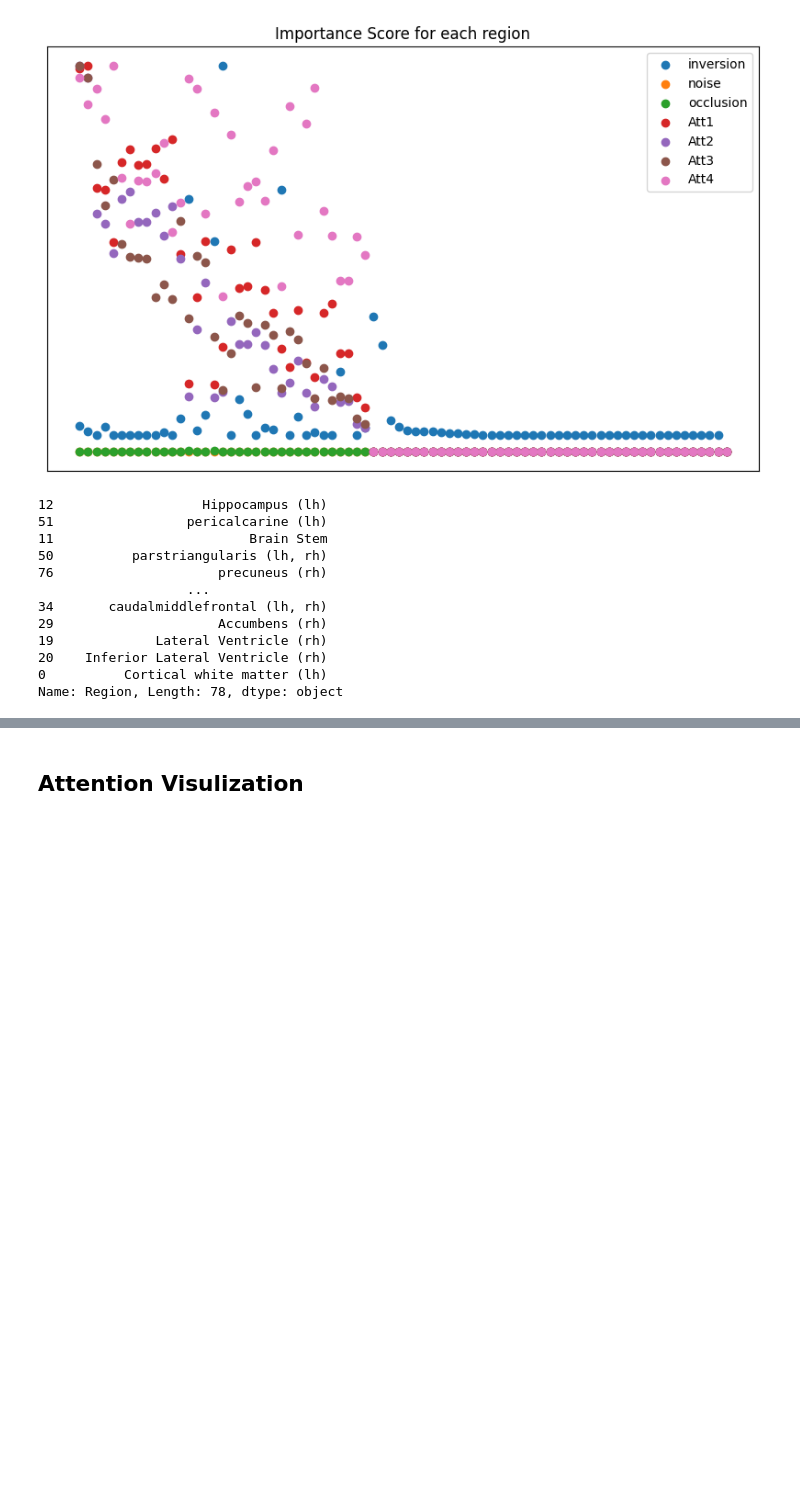
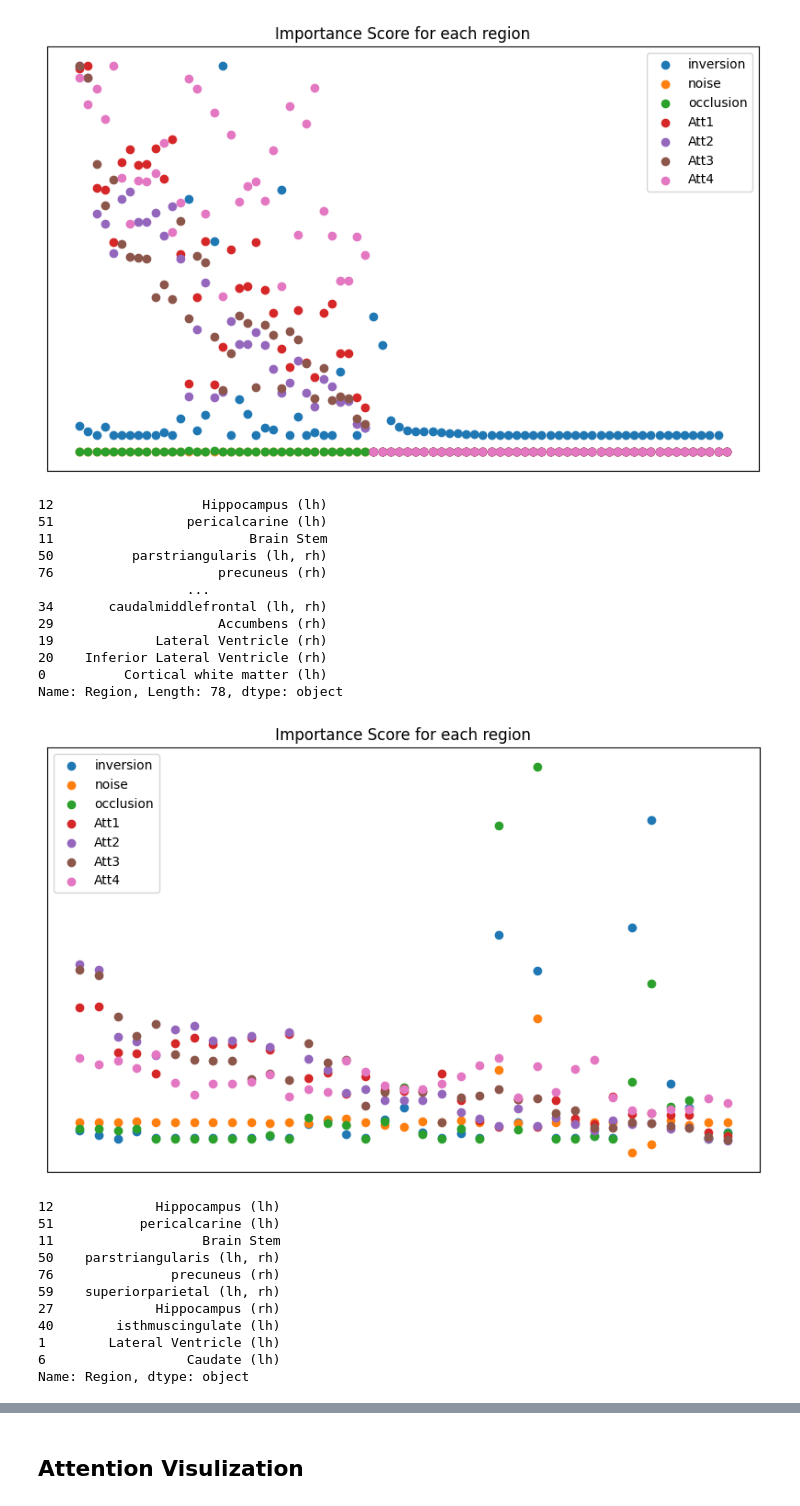
Before and after one commit to sujuntao2022/ADNI-XAI, a Jupyter notebook: Interpretation_visualize.ipynb, the cells around one changed output, grey strips where cells are left out. Saved outputs shown, nothing was run; the diff lists cells and outputs as text; code cells hidden in the pictures; blank space fills up the shorter version.

```diff
--- a/Interpretation_visualize.ipynb
+++ b/Interpretation_visualize.ipynb
@@ -606,3 +606,53 @@ print(df_filtered['Region'])
 20    Inferior Lateral Ventricle (rh)
 0          Cortical white matter (lh)
 Name: Region, Length: 78, dtype: object
+# %%
+from sklearn.preprocessing import MinMaxScaler
+
+columns_to_normalize = ['inversion','attention1','attention2','attention3','attention4','noise','occlusion']
+
+scaler = MinMaxScaler()
+
+df[columns_to_normalize] = scaler.fit_transform(df[columns_to_normalize])
+
+# df['Average'] = df[['inversion', 'noise', 'occlusion','attention1','attention2','attention3','attention4']].mean(axis=1)
+
+
+
+column_sums = df[columns_to_normalize].sum()
+
+df[columns_to_normalize] = df[columns_to_normalize].divide(column_sums, axis=1)
+
+df['Average'] = df[['attention1','attention2','attention3','attention4']].mean(axis=1)
+
+df_filtered = df[df['Average'] != 0].sort_values(by='Average', ascending=False)
+# 绘制散点图
+plt.figure(figsize=(10, 6))
+plt.scatter(df_filtered['Region'], df_filtered['inversion'], label='inversion')
+plt.scatter(df_filtered['Region'], df_filtered['noise'], label='noise')
+plt.scatter(df_filtered['Region'], df_filtered['occlusion'], label='occlusion')
+plt.scatter(df_filtered['Region'], df_filtered['attention1'], label='Att1')
+plt.scatter(df_filtered['Region'], df_filtered['attention2'], label='Att2')
+plt.scatter(df_filtered['Region'], df_filtered['attention3'], label='Att3')
+plt.scatter(df_filtered['Region'], df_filtered['attention4'], label='Att4')
+# plt.xlabel('Region')
+# plt.ylabel('Importance Score')
+plt.title('Importance Score for each region')
+plt.legend()
+plt.xticks([])
+plt.yticks([])
+plt.show()
+print(df_filtered['Region'].head(10))
+# %% [output]
+[figure, added]
+12             Hippocampus (lh)
+51           pericalcarine (lh)
+11                   Brain Stem
+50    parstriangularis (lh, rh)
+76               precuneus (rh)
+59    superiorparietal (lh, rh)
+27             Hippocampus (rh)
+40        isthmuscingulate (lh)
+1        Lateral Ventricle (lh)
+6                  Caudate (lh)
+Name: Region, dtype: object
```
Also changed, not shown: parts of 19 cells of this notebook.
